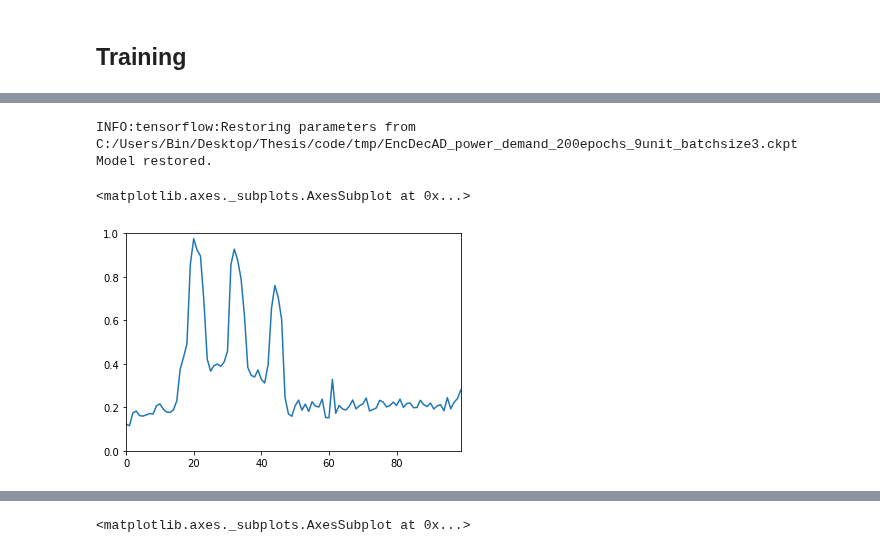
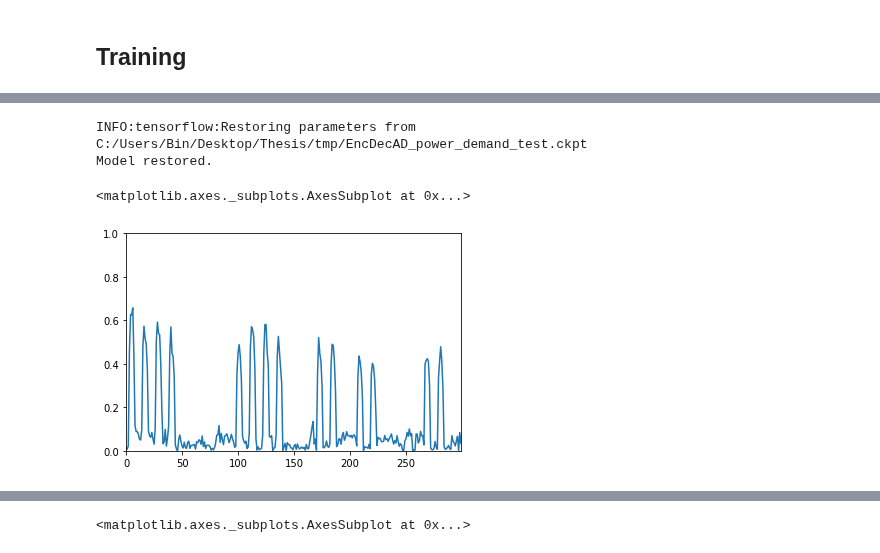
Before and after one commit to binli826/LSTM-Autoencoders, a Jupyter notebook: Enc-Dec-AD.ipynb, the cells around one changed output, grey strips where cells are left out. Drawn from its saved outputs; the diff is of its cells as text; code cells hidden in the pictures.

```diff
--- a/Enc-Dec-AD.ipynb
+++ b/Enc-Dec-AD.ipynb
@@ -100,12 +138,12 @@ datasets = ld.read()
 [training_normal, validation_1, validation_2, test_normal, validation_anomaly, test_anomaly,whole_normal,whole_anormaly] = datasets
 
 L = 84
-NUM_LSTM_UNITS = 9
+NUM_LSTM_UNITS = 40
 
 time_steps = L
 latent_dim = NUM_LSTM_UNITS
 n_epoch = 200
-batch_size = 3
+batch_size = 6
 input_dim = 1
 
 inputs_array = []
@@ -193,7 +233,7 @@ with tf.Session() as sess1:
         for a in inputs_array[6]:  #training all normal
             loss_val, _ = sess1.run([encdecad.loss,encdecad.train],{p_input:a})
         print("Epoch %d: " % (i+1),loss_val)
-    save_path = saver.save(sess1, "C:/Users/Bin/Desktop/Thesis/code/tmp/EncDecAD_power_demand_200epochs_9unit_batchsize3.ckpt")
+    save_path = saver.save(sess1, "C:/Users/Bin/Desktop/Thesis/tmp/EncDecAD_power_demand_test1.ckpt")
     print("Model saved in file: %s" % save_path)
 '''
     #example
@@ -231,7 +254,7 @@ is_training = False
 encdecad = EncDecAD(latent_dim, p_inputs,is_training)
 saver = tf.train.Saver()
 with tf.Session() as sess:
-    saver.restore(sess, "C:/Users/Bin/Desktop/Thesis/code/tmp/EncDecAD_power_demand_200epochs_9unit_batchsize3.ckpt")
+    saver.restore(sess, "C:/Users/Bin/Desktop/Thesis/tmp/EncDecAD_power_demand_test.ckpt")
     print("Model restored.")
 
 
@@ -257,10 +280,10 @@ with tf.Session() as sess:
         anomaly_scores.append(a_score)
     '''
 # %% [output]
-INFO:tensorflow:Restoring parameters from C:/Users/Bin/Desktop/Thesis/code/tmp/EncDecAD_power_demand_200epochs_9unit_batchsize3.ckpt
+INFO:tensorflow:Restoring parameters from C:/Users/Bin/Desktop/Thesis/tmp/EncDecAD_power_demand_test.ckpt
 Model restored.
 # %%
-pd.Series(np.reshape(foo1,(-1)))[-100:].reset_index(drop=True).plot(ylim=[0,1]) #error
+pd.Series(np.reshape(foo1,(-1)))[:300].reset_index(drop=True).plot(ylim=[0,1]) #error
 # %% [output]
 <matplotlib.axes._subplots.AxesSubplot at 0x...>
-[figure, old version]
+[figure, new version]
```
Also changed, not shown: parts of 14 cells of this notebook, 22 other files.
